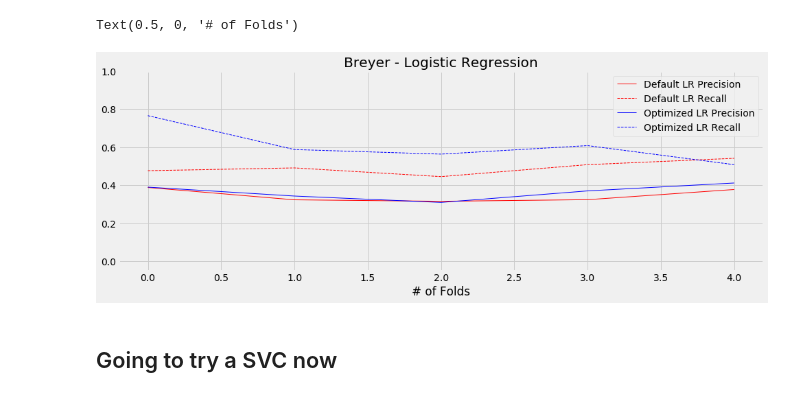
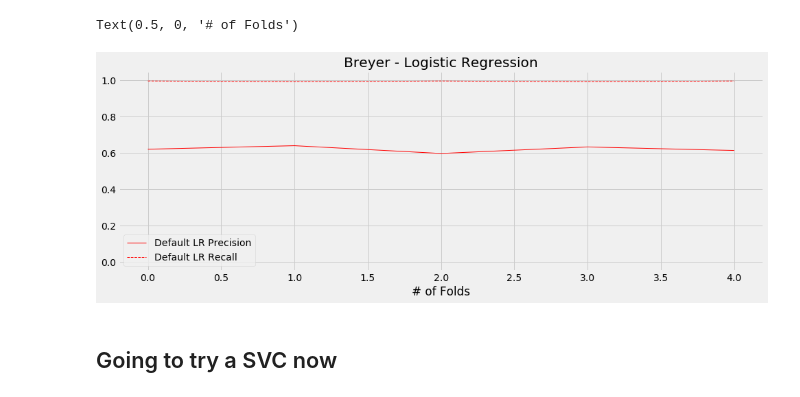
Before and after one commit to rcohngru/Predicting-Supreme-Court-Outcomes, a Jupyter notebook: Hyperparameter Tuning.ipynb, the cells around one changed output. Saved outputs shown, nothing was run; the diff lists cells and outputs as text; code cells hidden in the pictures.

```diff
--- a/Hyperparameter Tuning.ipynb
+++ b/Hyperparameter Tuning.ipynb
@@ -84,7 +84,7 @@ def plot_cross_val(models, data, ax, sampling_method):
                 2 : 'g'}
 
 
-    names = ['Default LR', 'Optimized LR']
+    names = ['Default SVC', 'Optimized SVC']
     for i in range(len(models)):
         ax.plot(x, precisions[i], c=colormap[i],
                 linewidth=1, linestyle='-',
@@ -249,22 +241,19 @@ best parameters: {'logisticregression__fit_intercept': False, 'logisticregressio
 # %%
 default_lr = LogisticRegression()
-best_lr = LogisticRegression(fit_intercept=False,
-              penalty='l1',
-              solver='liblinear')
 
 fig, ax = plt.subplots(figsize=(15, 5))
-models = [default_lr, best_lr]
+models = [default_lr]
 
 data = pd.read_csv('data/clean/Breyer.csv')
 data['cleanText'] = data['cleanText'].fillna(' ')
-plot_cross_val(models, data, ax, 'undersampling')
+plot_cross_val(models, data, ax, None)
 ax.set_title('Breyer - Logistic Regression')
 ax.legend()
-ax.set_ylim(-0.05, 1)
+ax.set_ylim(-0.05, 1.05)
 ax.set_xlabel('# of Folds')
 # %% [output]
 Text(0.5, 0, '# of Folds')
-[figure, old version]
+[figure, new version]
 # %% [markdown]
 ## Going to try a SVC now
 # %%
```
Also changed, not shown: parts of 23 cells of this notebook, 4 other files.
